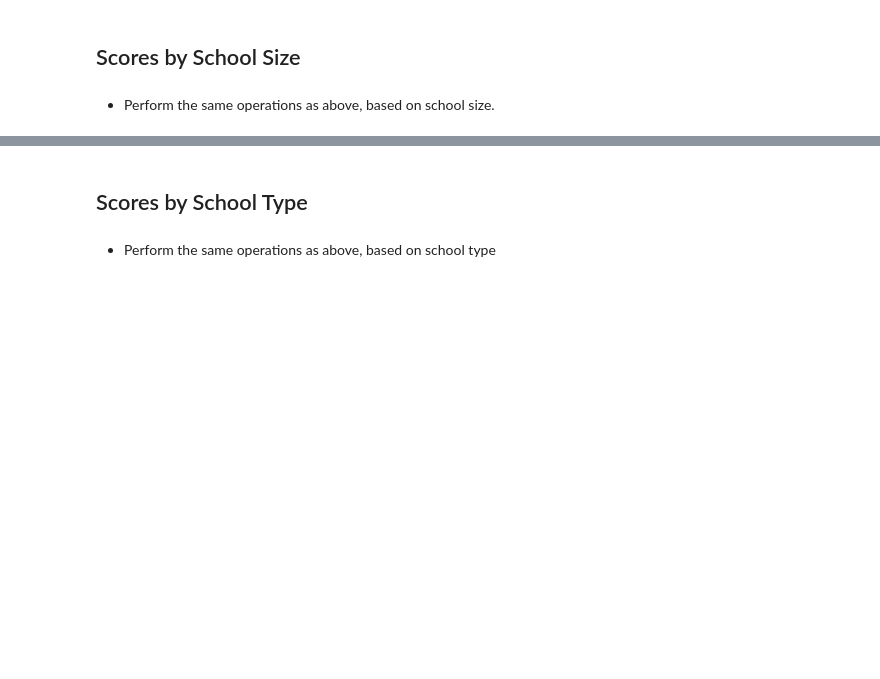
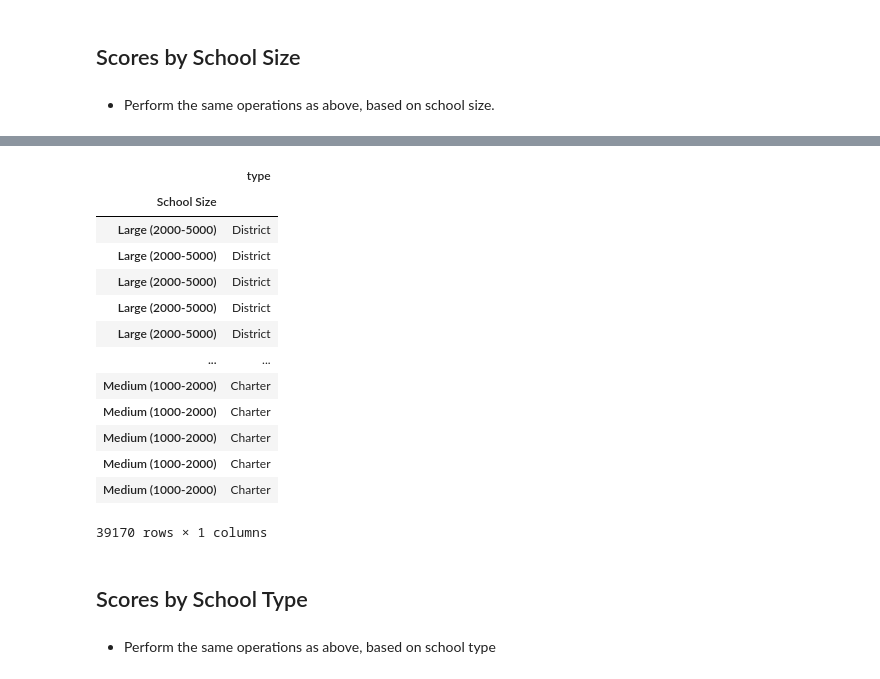
Before and after one commit to valputla/pandas-challenge, a Jupyter notebook: PyCitySchools/PyCitySchools - Lindsey Morales.ipynb, the cells around one changed output, grey strips where cells are left out. Cells and saved outputs as stored; diff of their text form; code cells hidden in the pictures; blank space fills up the shorter version.

Commit message:
Working solution to Scores by School Size

```diff
--- a/PyCitySchools/PyCitySchools - Lindsey Morales.ipynb
+++ b/PyCitySchools/PyCitySchools - Lindsey Morales.ipynb
@@ -1006,3 +1020,30 @@ spending_df
+# %%
+bins = [1, 1000, 2000, 5000]
+labels = ["Small (<1000)", "Medium (1000-2000)", "Large (2000-5000)"]
+# %%
+school_data_complete["School Size"] = pd.cut(school_data_complete["size"],
+                                                       bins, labels=labels)
+size_df = school_data_complete.set_index(school_data_complete["School Size"])
+size_df = size_df.iloc[:, 8:9]
+size_df
+
+# size_df = size_df.groupby("School Size").mean()
+# aggregate_df["School Size"] = size_df["School Size"]
+# %% [output]
+|  | type |
+| School Size |  |
+| Large (2000-5000) | District |
+| Large (2000-5000) | District |
+| Large (2000-5000) | District |
+| Large (2000-5000) | District |
+| Large (2000-5000) | District |
+| ... | ... |
+| Medium (1000-2000) | Charter |
+| Medium (1000-2000) | Charter |
+| Medium (1000-2000) | Charter |
+| Medium (1000-2000) | Charter |
+| Medium (1000-2000) | Charter |
+39170 rows × 1 columns
 # %% [markdown]
 ## Scores by School Type
 # %% [markdown]
```
Also changed, not shown: parts of 5 cells of this notebook.
